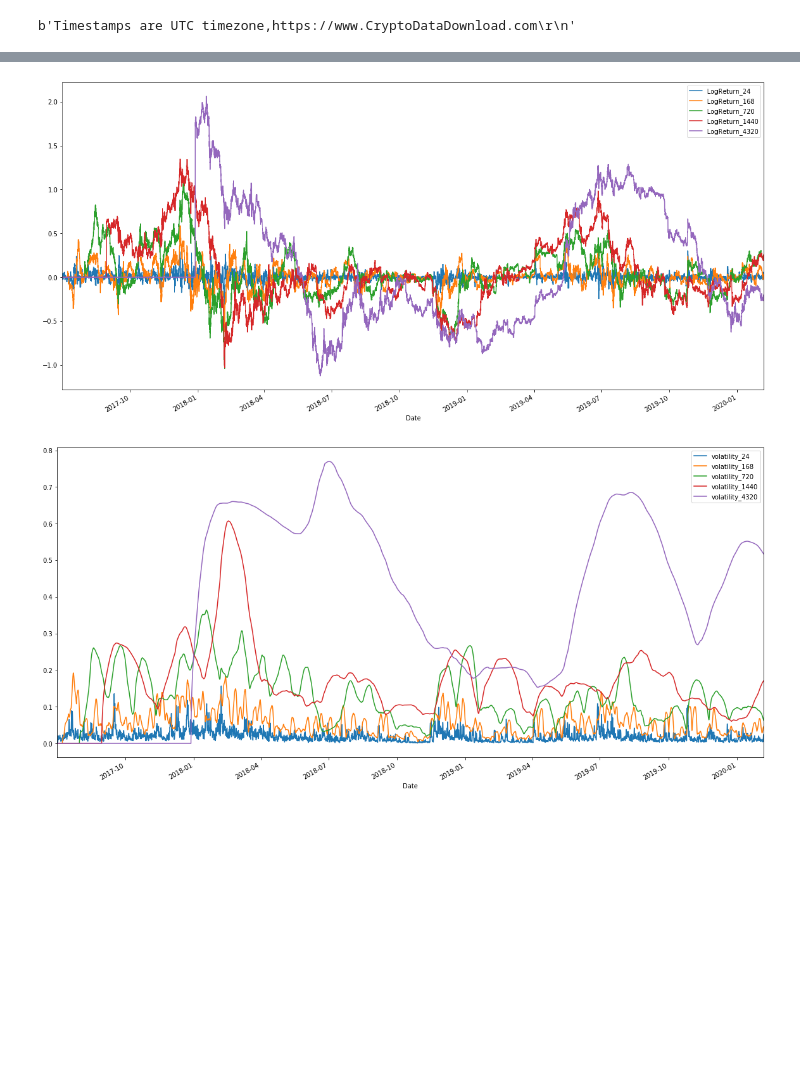
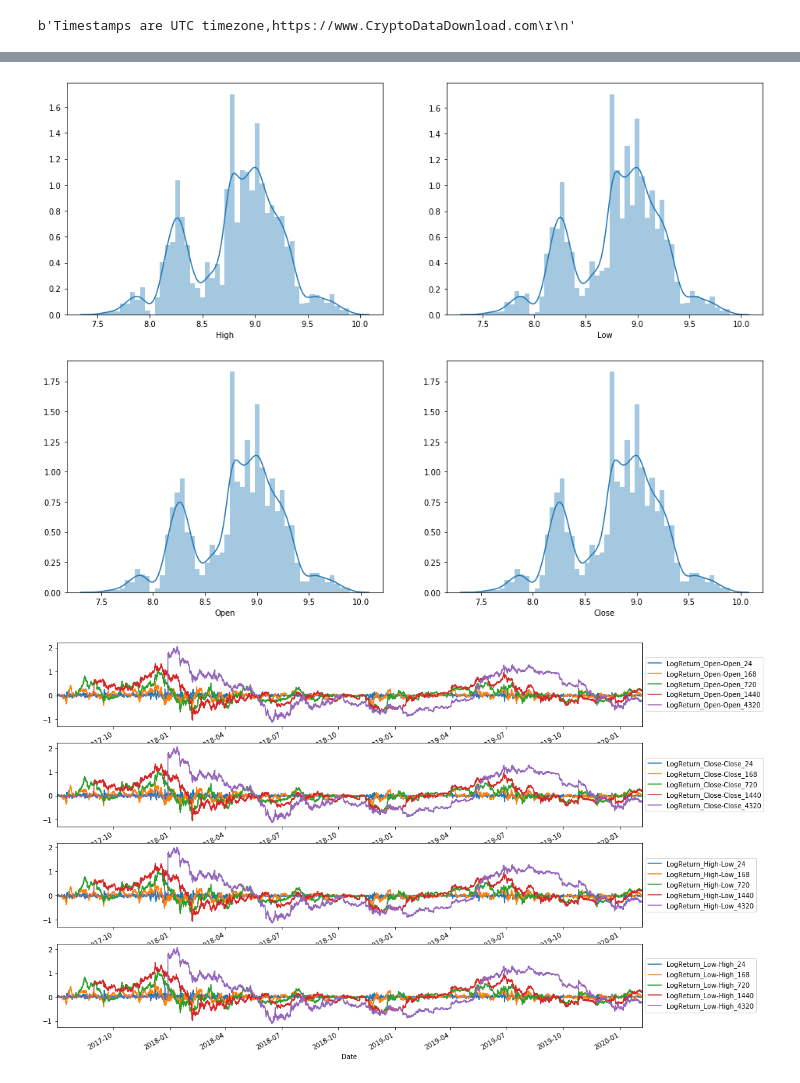
Before and after one commit to Lubricy/notebooks, a Jupyter notebook: volatility.ipynb, the cells around one changed output, grey strips where cells are left out. Saved outputs shown, nothing was run; the diff lists cells and outputs as text; code cells hidden in the pictures; blank space fills up the shorter version.

```diff
--- a/volatility.ipynb
+++ b/volatility.ipynb
@@ -44,0 +39,6 @@ np.log(1.5)
+# %%
+for i, d in enumerate(['High', 'Low', 'Open', 'Close'],1):
+  plt.subplot(2,2,i)
+  sns.distplot(np.log(data[d]))
+# %% [output]
+[figure, added]
@@ -45,18 +57,11 @@ np.log(1.5)
 # %%
-windows = [24, 7 * 24, 30 * 24, 60 * 24, 180 * 24]
-logx = np.log(data['Close'].to_numpy())
-for window in windows:
-  log_return = (logx[:-window] - logx[window:])
-  data.loc[:, f'LogReturn_{window}'] = np.append(log_return, [0]*window)
-  data[f'LogReturn_{window}'].plot()
-plt.legend()
-plt.show()
-for window in windows:
-  volatility = np.std(np.vstack([data[f'LogReturn_{window}'].to_numpy()[i:i-window] for i in range(window)]), axis=0)
-  data.loc[:, f'volatility_{window}'] = np.append(volatility, [0]*window)
-  data[f'volatility_{window}'].plot()
-plt.legend()
-plt.show()
+def calculate_return_volatility(data, pv_fv=modes, windows = [24, 7 * 24, 30 * 24, 60 * 24, 180 * 24]):
+  for mode in pv_fv:
+    pv, fv = mode.split('-')
+    log_pv = np.log(data[pv].to_numpy())
+    log_fv = np.log(data[fv].to_numpy())
+    for window in windows:
+      log_return = (log_fv[:-window] - log_pv[window:])
+      data.loc[:, f'LogReturn_{mode}_{window}'] = np.append(log_return, [0]*window)
+      volatility = np.std(np.vstack([data[f'LogReturn_{mode}_{window}'].to_numpy()[i:i-window] for i in range(window)]), axis=0)
+      data.loc[:, f'volatility_{mode}_{window}'] = np.append(volatility, [0]*window)
-# %% [output]
-[figure, removed]
-[figure, removed]
@@ -62,0 +79,4 @@ plt.show()
+# %%
+plot_data('LogReturn', data)
+# %% [output]
+[figure, added]
```
Also changed, not shown: parts of 12 cells of this notebook.
